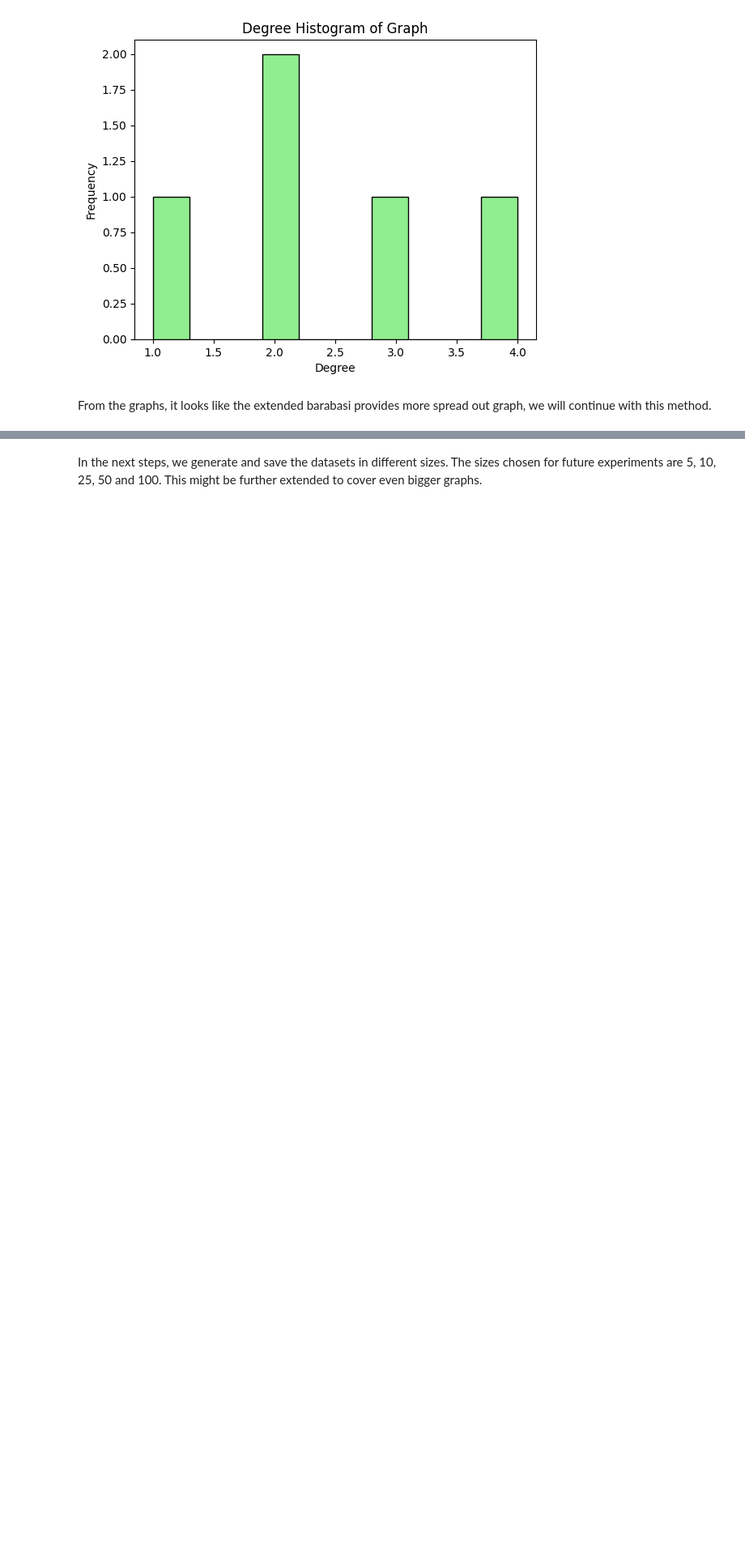
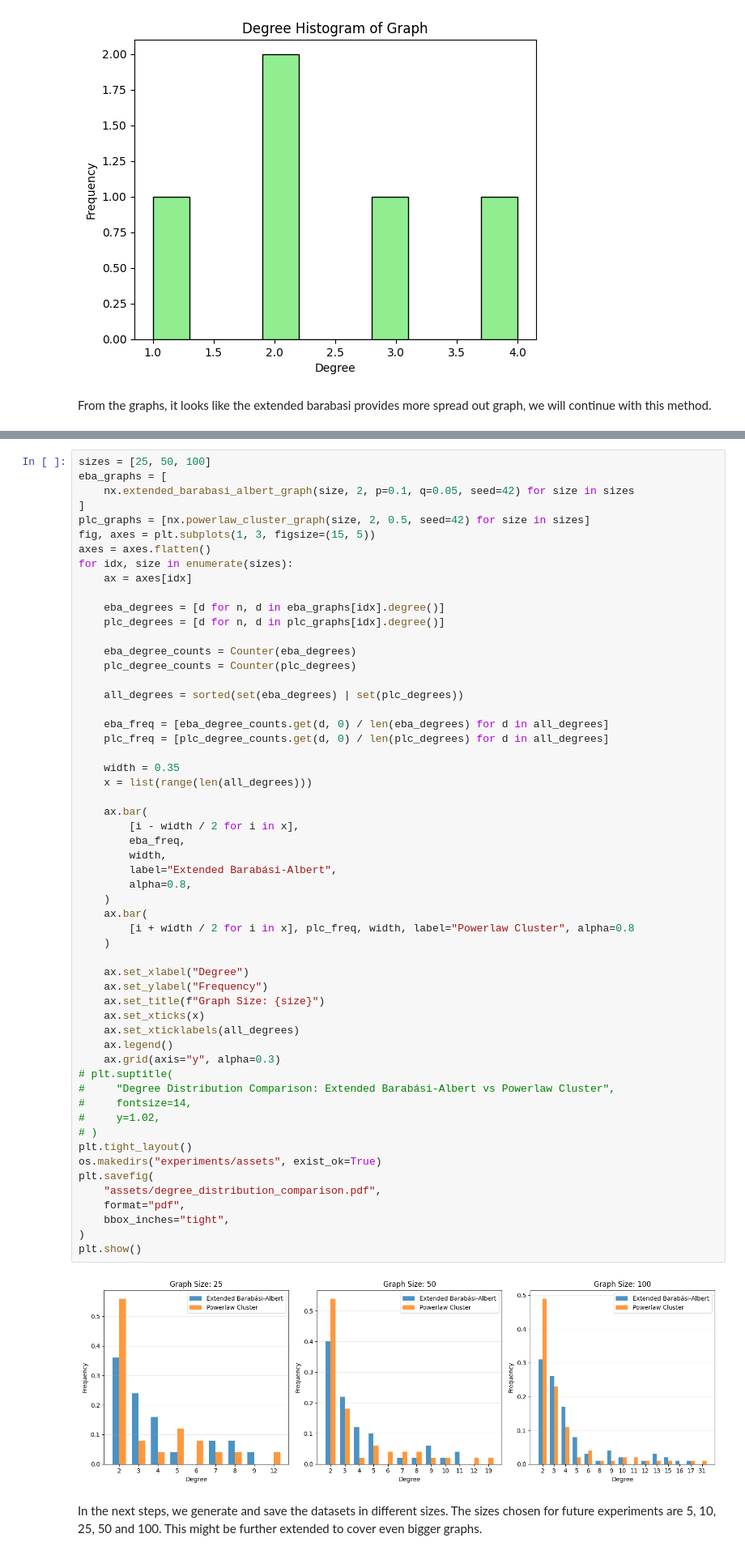
Before and after one commit to matuskonig/generative-agents, a Jupyter notebook: experiments/information_spread_data.ipynb, the cells around one changed output, grey strips where cells are left out. Shown at 81% size. Cells and saved outputs as stored; diff of their text form; blank space fills up the shorter version.

```diff
--- a/experiments/information_spread_data.ipynb
+++ b/experiments/information_spread_data.ipynb
@@ -129,3 +201,61 @@ Average shortest path length: 2.7755102040816326
+# %%
+sizes = [25, 50, 100]
+eba_graphs = [
+    nx.extended_barabasi_albert_graph(size, 2, p=0.1, q=0.05, seed=42) for size in sizes
+]
+plc_graphs = [nx.powerlaw_cluster_graph(size, 2, 0.5, seed=42) for size in sizes]
+fig, axes = plt.subplots(1, 3, figsize=(15, 5))
+axes = axes.flatten()
+for idx, size in enumerate(sizes):
+    ax = axes[idx]
+
+    eba_degrees = [d for n, d in eba_graphs[idx].degree()]
+    plc_degrees = [d for n, d in plc_graphs[idx].degree()]
+
+    eba_degree_counts = Counter(eba_degrees)
+    plc_degree_counts = Counter(plc_degrees)
+
+    all_degrees = sorted(set(eba_degrees) | set(plc_degrees))
+
+    eba_freq = [eba_degree_counts.get(d, 0) / len(eba_degrees) for d in all_degrees]
+    plc_freq = [plc_degree_counts.get(d, 0) / len(plc_degrees) for d in all_degrees]
+
+    width = 0.35
+    x = list(range(len(all_degrees)))
+
+    ax.bar(
+        [i - width / 2 for i in x],
+        eba_freq,
+        width,
+        label="Extended Barabási-Albert",
+        alpha=0.8,
+    )
+    ax.bar(
+        [i + width / 2 for i in x], plc_freq, width, label="Powerlaw Cluster", alpha=0.8
+    )
+
+    ax.set_xlabel("Degree")
+    ax.set_ylabel("Frequency")
+    ax.set_title(f"Graph Size: {size}")
+    ax.set_xticks(x)
+    ax.set_xticklabels(all_degrees)
+    ax.legend()
+    ax.grid(axis="y", alpha=0.3)
+# plt.suptitle(
+#     "Degree Distribution Comparison: Extended Barabási-Albert vs Powerlaw Cluster",
+#     fontsize=14,
+#     y=1.02,
+# )
+plt.tight_layout()
+os.makedirs("experiments/assets", exist_ok=True)
+plt.savefig(
+    "assets/degree_distribution_comparison.pdf",
+    format="pdf",
+    bbox_inches="tight",
+)
+plt.show()
+# %% [output]
+[figure, added]
 # %% [markdown]
 In the next steps, we generate and save the datasets in different sizes. The sizes chosen for future experiments are 5, 10, 25, 50 and 100. This might be further extended to cover even bigger graphs.
 # %% [markdown]
```
Also changed, not shown: parts of 12 cells of this notebook, 8 other files.
